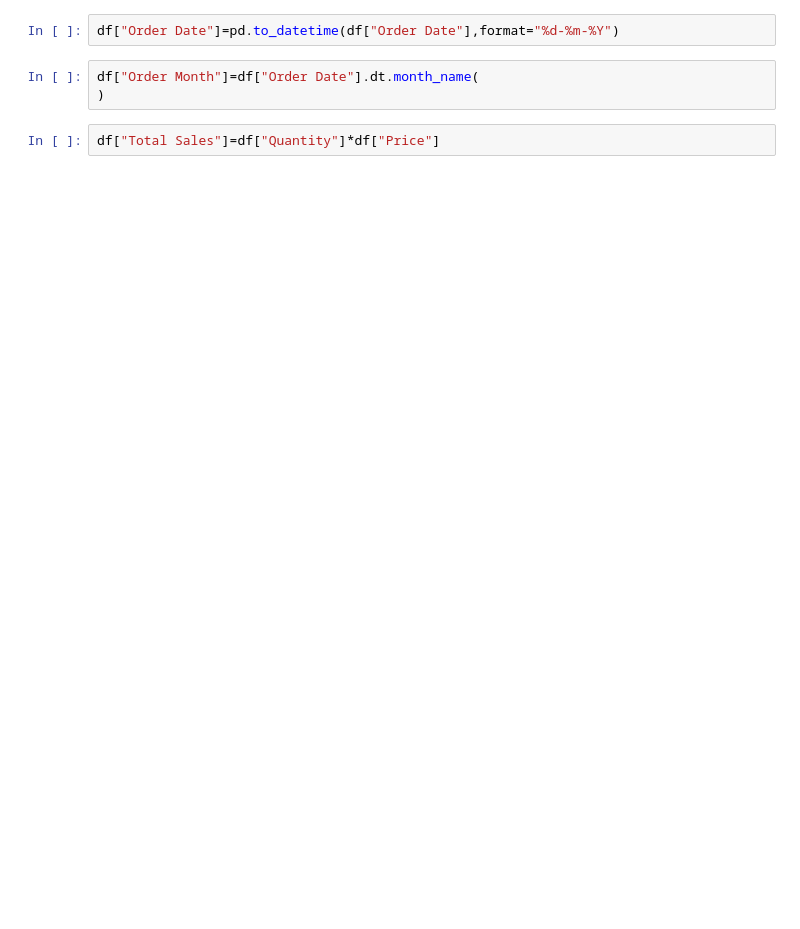
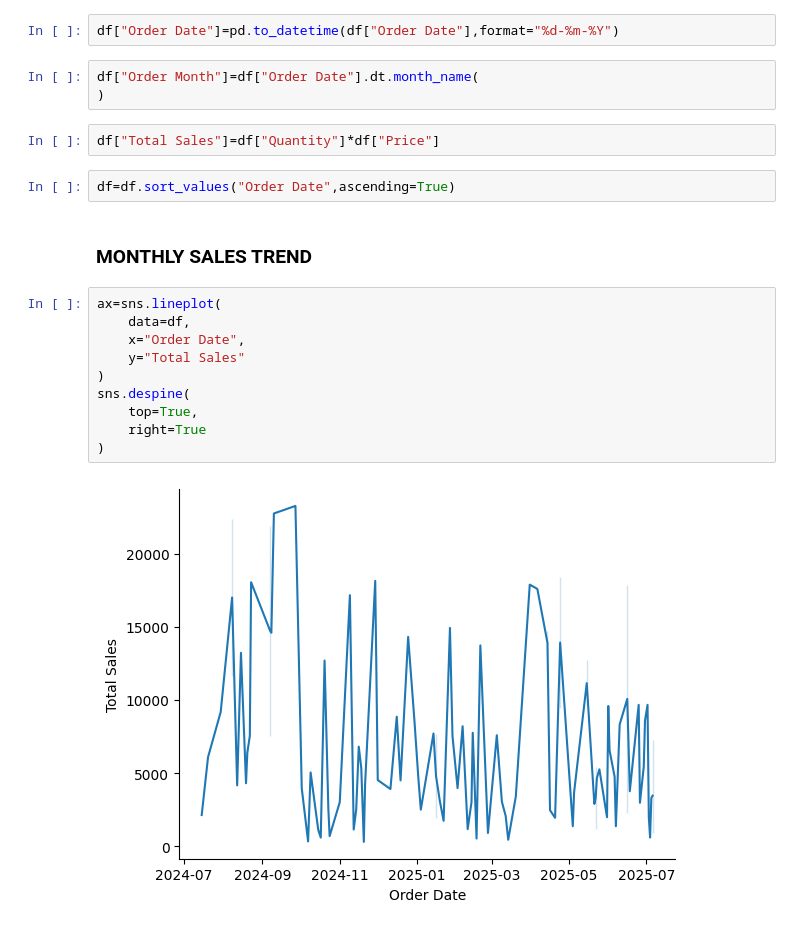
Before and after one commit to sagarnbeedi-analytics/data-analytics-portfolio, a Jupyter notebook: PYTHON/practicing_python_libraries/python_files/seaborn.ipynb, the cells around one changed output. Drawn from its saved outputs; the diff is of its cells as text; blank space fills up the shorter version.

```diff
--- a/PYTHON/practicing_python_libraries/python_files/seaborn.ipynb
+++ b/PYTHON/practicing_python_libraries/python_files/seaborn.ipynb
@@ -155,3 +155,19 @@ df["Order Month"]=df["Order Date"].dt.month_name(
 )
 # %%
 df["Total Sales"]=df["Quantity"]*df["Price"]
+# %%
+df=df.sort_values("Order Date",ascending=True)
+# %% [markdown]
+### MONTHLY SALES TREND
+# %%
+ax=sns.lineplot(
+    data=df,
+    x="Order Date",
+    y="Total Sales"
+)
+sns.despine(
+    top=True,
+    right=True
+)
+# %% [output]
+[figure, added]
```
Also changed, not shown: parts of 13 cells of this notebook.
